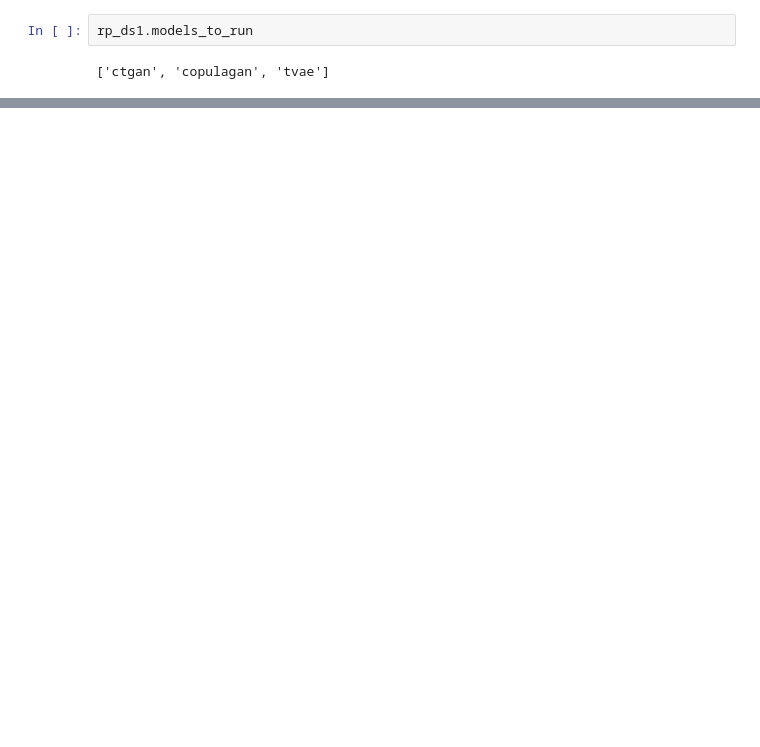
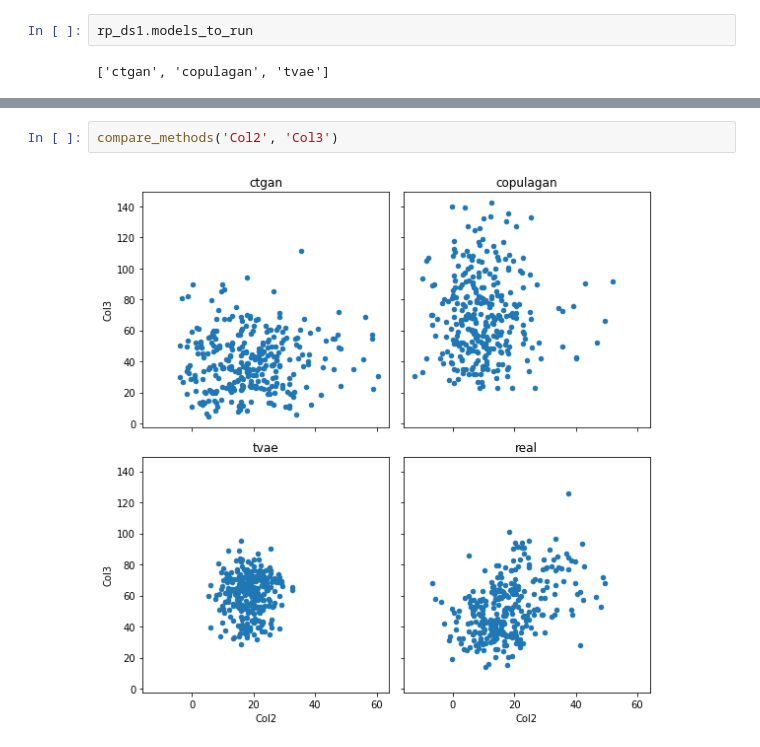
Before and after one commit to jamestgodwin/synthetic_data, a Jupyter notebook: notebooks/Test_CTGAN.ipynb, the cells around one changed output, grey strips where cells are left out. Drawn from its saved outputs; the diff is of its cells as text; blank space fills up the shorter version.

```diff
--- a/notebooks/Test_CTGAN.ipynb
+++ b/notebooks/Test_CTGAN.ipynb
@@ -146,0 +146,4 @@ for df in test:
+# %%
+compare_methods('Col2', 'Col3')
+# %% [output]
+[figure, added]
```
Also changed, not shown: parts of 45 cells of this notebook.
